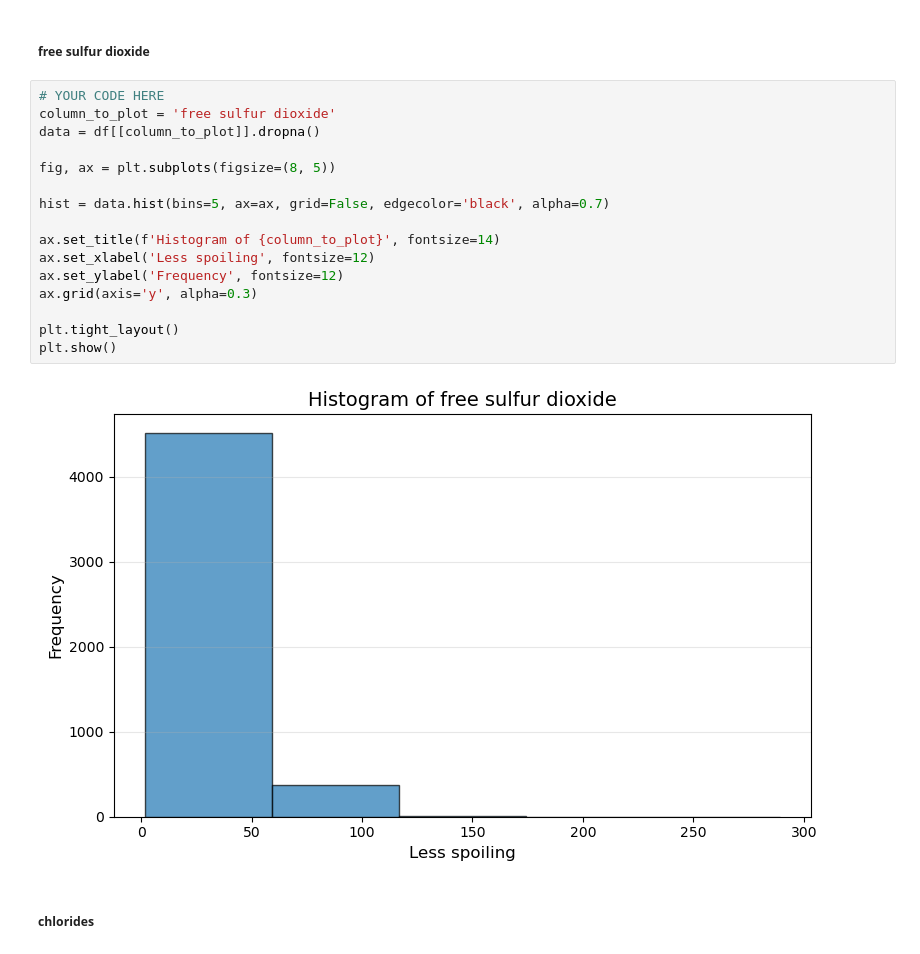
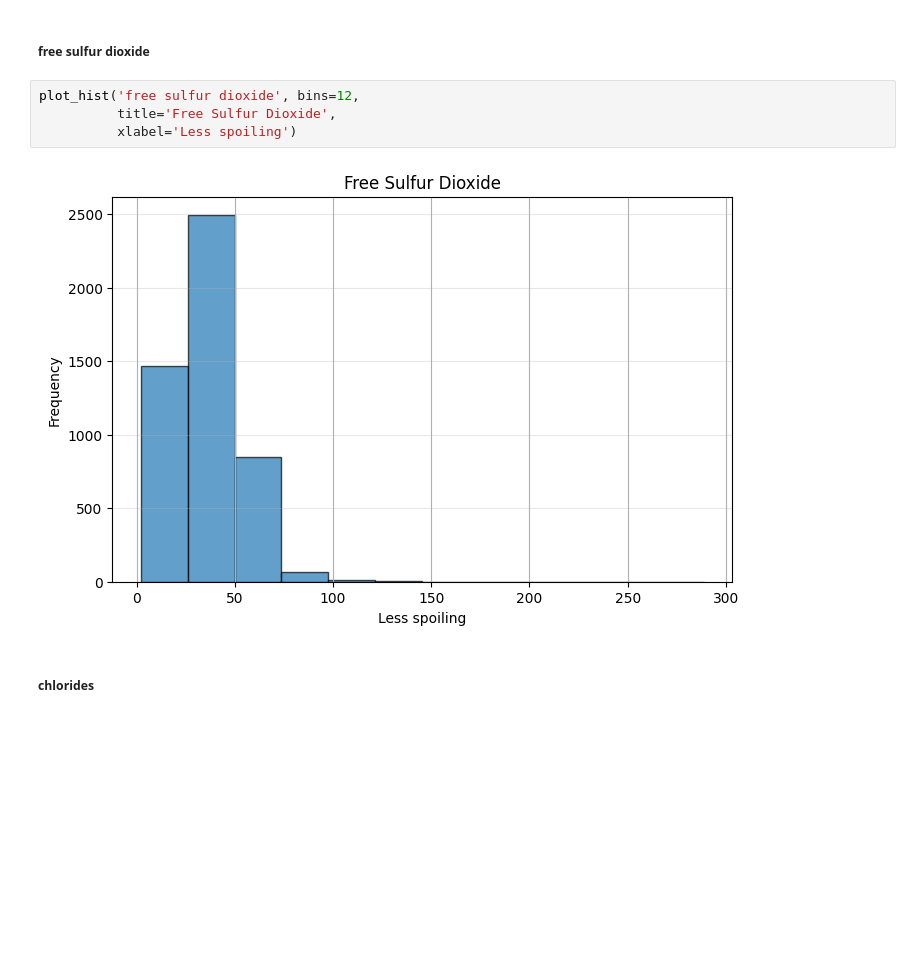
Before and after one commit to tzucker02/dx601-final-project, a Jupyter notebook: project.ipynb, the cells around one changed output. Saved outputs shown, nothing was run; the diff lists cells and outputs as text; blank space fills up the shorter version.

```diff
--- a/project.ipynb
+++ b/project.ipynb
@@ -245,23 +245,11 @@ plot_hist('residual sugar', bins=12,
 [figure]
 # %% [markdown]
 ##### free sulfur dioxide
-# %%
-# YOUR CODE HERE
-column_to_plot = 'free sulfur dioxide'
-data = df[[column_to_plot]].dropna()
-
-fig, ax = plt.subplots(figsize=(8, 5))
-
-hist = data.hist(bins=5, ax=ax, grid=False, edgecolor='black', alpha=0.7)
-
-ax.set_title(f'Histogram of {column_to_plot}', fontsize=14)
-ax.set_xlabel('Less spoiling', fontsize=12)
-ax.set_ylabel('Frequency', fontsize=12)
-ax.grid(axis='y', alpha=0.3)
-
-plt.tight_layout()
-plt.show()
-# %% [output]
-[figure, removed]
+# %%
+plot_hist('free sulfur dioxide', bins=12,
+          title='Free Sulfur Dioxide',
+          xlabel='Less spoiling')
+# %% [output]
+[figure, added]
 # %% [markdown]
 ##### chlorides
```
Also changed, not shown: parts of 12 cells of this notebook.
